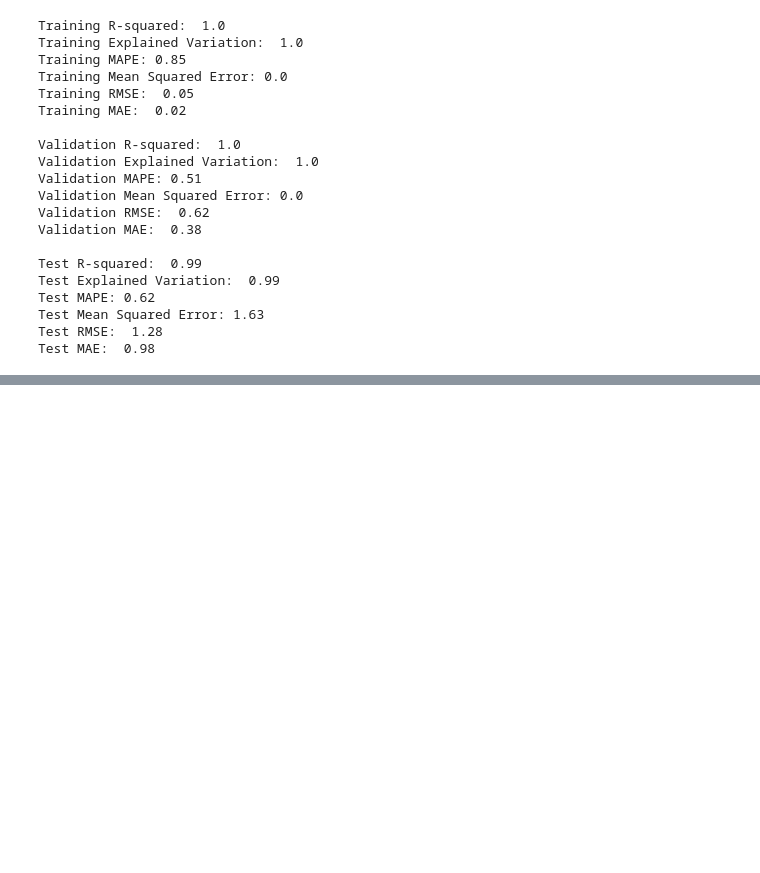
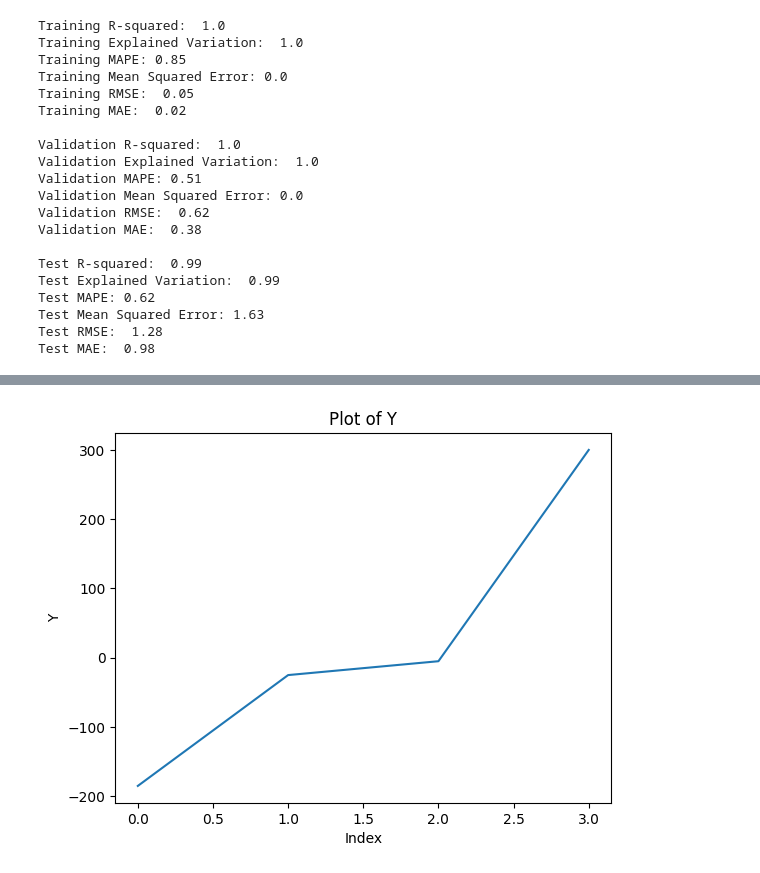
Before and after one commit to Seoyangsam/apple_stock, a Jupyter notebook: LinearRegression.ipynb, the cells around one changed output, grey strips where cells are left out. Drawn from its saved outputs; the diff is of its cells as text; code cells hidden in the pictures; blank space fills up the shorter version.

```diff
--- a/LinearRegression.ipynb
+++ b/LinearRegression.ipynb
@@ -176,0 +248,14 @@ df_pred[['Actual', 'Predicted']].plot()
+# %%
+import matplotlib.pyplot as plt
+
+x1 = [50, 90, 130,145]
+x2 = [170, 150, 200, 70]
+y = [5 + 3 * x1[i] - 2 * x2[i] for i in range(len(x1))]
+
+plt.plot(range(len(y)), y)
+plt.xlabel('Index')
+plt.ylabel('Y')
+plt.title('Plot of Y')
+plt.show()
+# %% [output]
+[figure, added]
```
Also changed, not shown: parts of 15 cells of this notebook.
